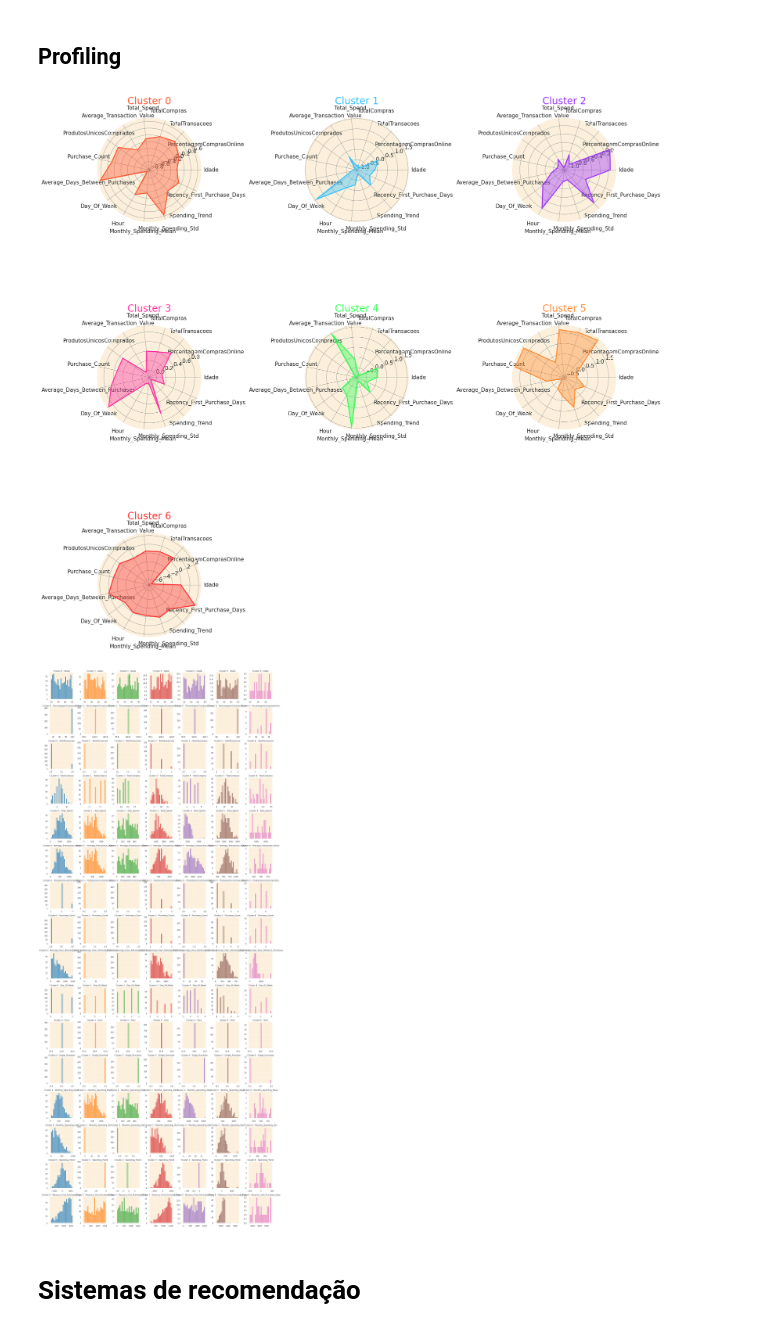
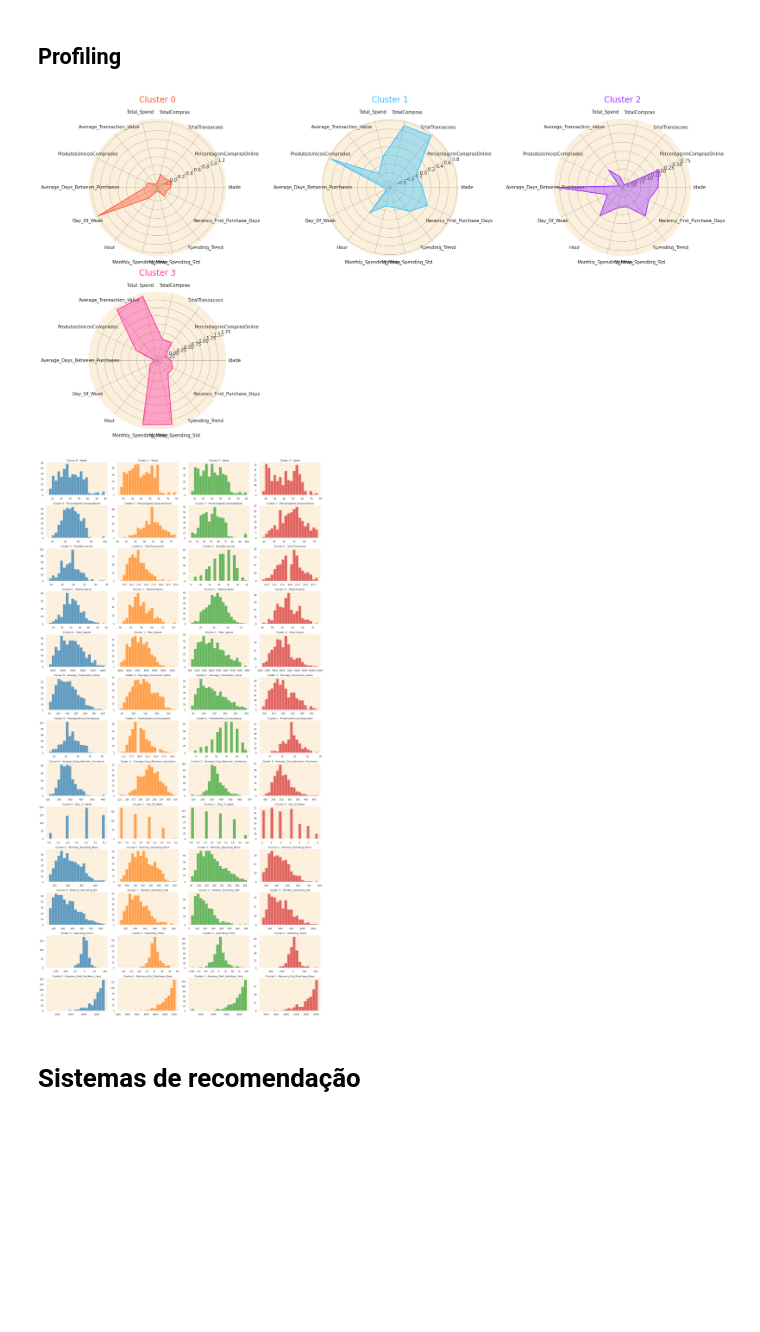
Before and after one commit to Vasco-Faria/DW-TP, a Jupyter notebook: customer_segmentation_recommendation.ipynb, the cells around one changed output. Saved outputs shown, nothing was run; the diff lists cells and outputs as text; code cells hidden in the pictures; blank space fills up the shorter version.

```diff
--- a/customer_segmentation_recommendation.ipynb
+++ b/customer_segmentation_recommendation.ipynb
@@ -801,6 +719,6 @@ plt.show()
 # %%
 # Creating a PCA object with 6 components
-pca = PCA(n_components=6)
+pca = PCA(n_components=4)
 
 # Fitting and transforming the original data to the new PCA dataframe
 customer_data_pca = pca.fit_transform(customer_data_numeric_imputed)
@@ -957,7 +873,7 @@ silhouette_analysis(customer_data_numeric_imputed, 3, 12, figsize=(20, 50))
 ### Clustering com k-means
 # %%
 # Apply KMeans clustering with 7 clusters
-kmeans = KMeans(n_clusters=7, init='k-means++', n_init=10, max_iter=100, random_state=0)
+kmeans = KMeans(n_clusters=4, init='k-means++', n_init=10, max_iter=100, random_state=0)
 kmeans.fit(customer_data_numeric_imputed)
 
 # Get the frequency of each cluster
@@ -990,13 +906,11 @@ customer_data_cleaned.head()
 ## Avaliação dos clusters
 # %%
 # Setting up the color scheme for the clusters (RGB order)
-colors = ['#e8000b', '#1ac938', '#023eff']
+colors = ['#e8000b', '#1ac938', '#023eff', '#ff6200']
 # %%
-colors = ['#636EFA', '#EF553B', '#00CC96', '#AB63FA', '#FFA15A', '#19D3F3', '#FF6692']
-
 fig = go.Figure()
 
-for i in range(7):
+for i in range(4):
     cluster_data = customer_data_pca[customer_data_pca['cluster'] == i]
     fig.add_trace(go.Scatter3d(
         x=cluster_data['PC1'],
@@ -1115,44 +1029,44 @@ num_vars = len(labels)
 angles = np.linspace(0, 2 * np.pi, num_vars, endpoint=False).tolist()
 
 # Complete the loop for circular radar
 labels = np.concatenate((labels, [labels[0]]))
 angles += angles[:1]
 
-colors = ['#FF5733', '#33C1FF', '#9D33FF', '#FF33A1', '#33FF57', '#FF8C33', '#FF3333']
+colors = ['#FF5733', '#33C1FF', '#9D33FF', '#FF33A1']
 
-n_clusters = 7
-nrows = 3
+n_clusters = 4
+nrows = 2
 ncols = 3
 
-fig, axs = plt.subplots(figsize=(6 * ncols, 6 * nrows),
+fig, axs = plt.subplots(figsize=(8 * ncols, 6 * nrows),
                         subplot_kw=dict(polar=True),
                         nrows=nrows,
                         ncols=ncols)
 
 axs = axs.flatten()
 
 for i in range(n_clusters):
     data = cluster_centroids.loc[i].tolist()
     data += data[:1]
     create_radar_chart(axs[i], angles, data, colors[i], i)
 
     axs[i].set_xticks(angles[:-1])
     axs[i].set_xticklabels(labels[:-1])
     axs[i].grid(color='grey', linewidth=0.5)
 
 for j in range(n_clusters, len(axs)):
     fig.delaxes(axs[j])
 
 plt.tight_layout()
 plt.show()
 # %% [output]
-[figure, old version]
+[figure, new version]
 # %%
 import matplotlib.cm as cm
 import numpy as np
 
 features = customer_data_cleaned.drop(
-    columns=['ClienteId', 'cluster', 'Nome', 'Sexo', 'EstadoCivil', 'Profissão', 'Concelho', 'Distrito', 'DataNascimento', 'Favorite_Shopping_Day', 'CategoriaFavorita']
+    columns=['ClienteId', 'cluster', 'Nome', 'Sexo', 'EstadoCivil', 'Profissão', 'Concelho', 'Distrito', 'DataNascimento', 'Favorite_Shopping_Day', 'CategoriaFavorita', 'Hour']
 ).columns
 
 clusters = np.sort(customer_data_cleaned['cluster'].unique())
@@ -1198,11 +1112,10 @@ for i, feature in enumerate(features):
         axes[i, j].set_xlabel('')
         axes[i, j].set_ylabel('')
 
-# Tidy up layout
 plt.tight_layout()
 plt.show()
 # %% [output]
-[figure, old version]
+[figure, new version]
 # %% [markdown]
 # **Sistemas de recomendação**
 # %% [markdown]
```
Also changed, not shown: parts of 49 cells of this notebook, 4 other files.
